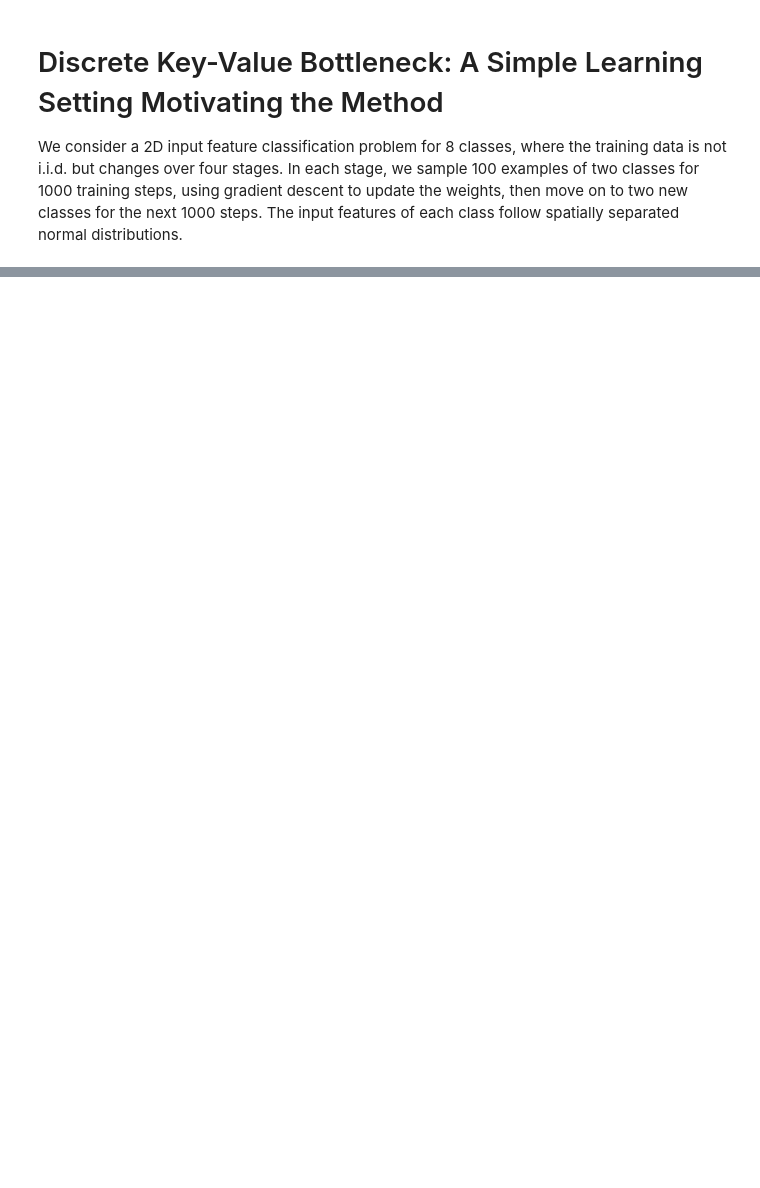
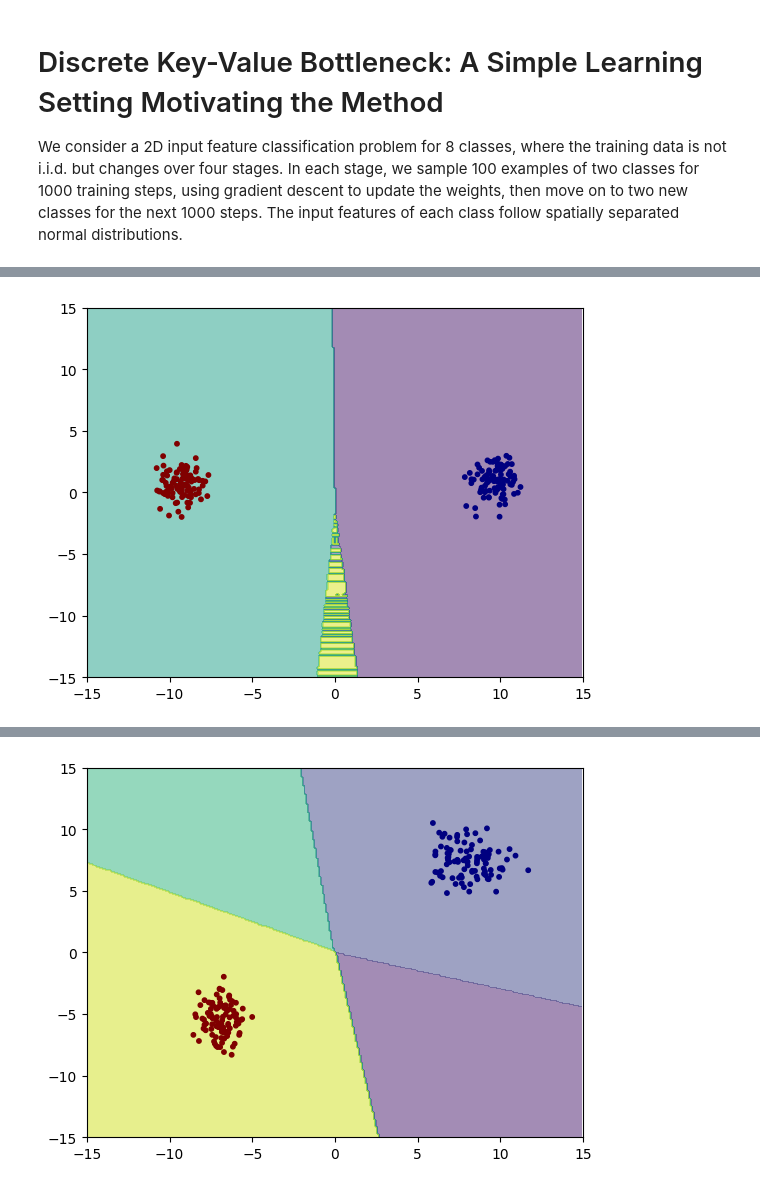
Before and after one commit to ShuvraneelMitra/Discrete-Key-Value-Bottleneck, a Jupyter notebook: KVB_from_scratch.ipynb, the cells around one changed output, grey strips where cells are left out. Drawn from its saved outputs; the diff is of its cells as text; code cells hidden in the pictures; blank space fills up the shorter version.

Commit message:
Implemented a linear probe and a simple MLP to show that catastrophic forgetting occurs in these naive models in CIL tasks.

```diff
--- a/KVB_from_scratch.ipynb
+++ b/KVB_from_scratch.ipynb
@@ -30,0 +47,3 @@ plt.show()
+# %%
+X = torch.tensor(df.drop(columns="Labels").to_numpy()).float()
+y = torch.tensor(df["Labels"].to_numpy())
@@ -30,0 +109,28 @@ plt.show()
+# %%
+def init_weights_to_zero(m):
+    if isinstance(m, nn.Linear):
+        nn.init.zeros_(m.weight)
+        if m.bias is not None:
+            nn.init.zeros_(m.bias)
+
+def init_weights_kaiming(m):
+    if isinstance(m, nn.Linear):
+        nn.init.kaiming_normal_(m.weight, nonlinearity='relu')
+        nn.init.zeros_(m.bias)
+# %%
+class LinearProbe(nn.Module):
+
+    def __init__(self, input_dim, output_dim):
+        super().__init__()
+        self.linear_layer = nn.Linear(input_dim, output_dim)
+
+    def forward(self, x):
+        z = self.linear_layer(x)
+        return z
+# %%
+linear_probe = LinearProbe(INPUT_DIM, NUM_CLASSES)
+optimizer = optim.SGD(linear_probe.parameters(), lr=0.05)
+
+linear_probe.apply(init_weights_to_zero)
+train_incrementally(NUM_EPOCHS, X, y, linear_probe, loss_criterion, optimizer)
+# %% [output]
@@ -30,0 +149 @@ plt.show()
+[figure, added]
@@ -30,0 +162 @@ plt.show()
+[figure, added]
```
Also changed, not shown: parts of 12 cells of this notebook, 3 other files.
